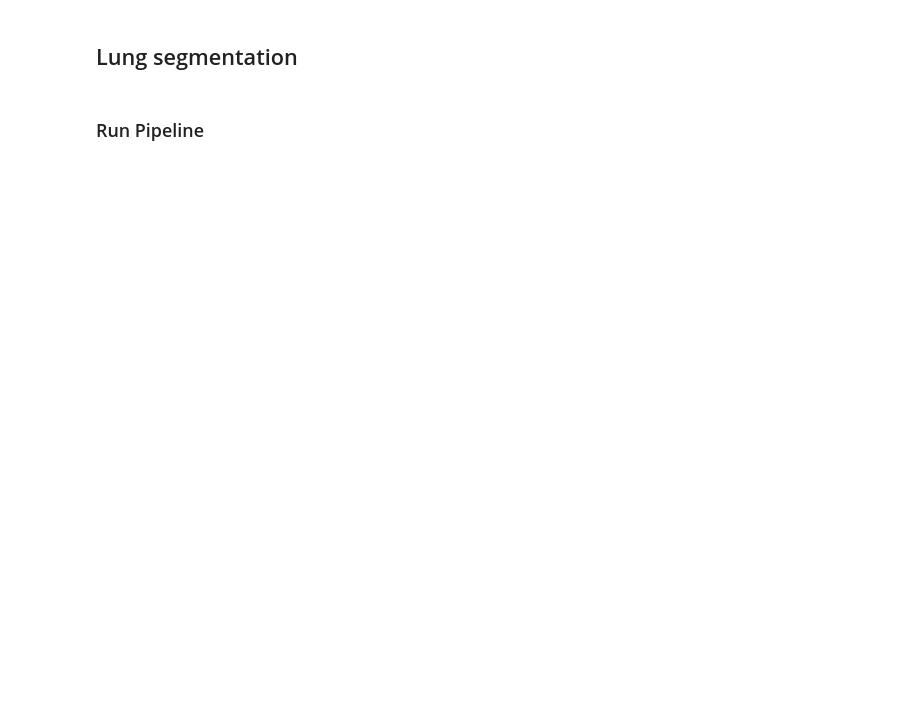
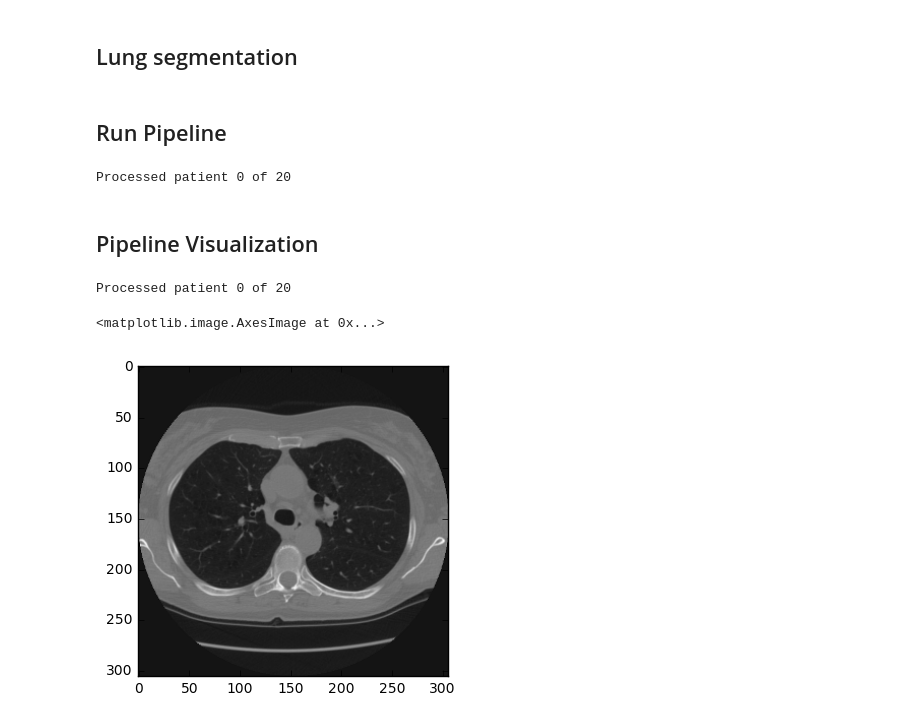
Before and after one commit to dearkafka/dsb, a Jupyter notebook: preprocess.ipynb, the cells around one changed output. Saved outputs shown, nothing was run; the diff lists cells and outputs as text; code cells hidden in the pictures; blank space fills up the shorter version.

```diff
--- a/preprocess.ipynb
+++ b/preprocess.ipynb
@@ -204,10 +229,28 @@ def save_preprocessed(patient, scan, masks):
 # %% [markdown]
-### Run Pipeline
+## Run Pipeline
 # %%
 gen = get_batches(patients)
 
 for patient in patients:
     scan, slices = next(gen)
     resampled = resample(slices, scan)
+    normalized = normalize(resampled)
+    centered = zero_center(normalized)
     masks = save_masks(resampled, patient)
-    save_preprocessed(patient, resampled, masks)
+    save_preprocessed(patient, centered, masks)
+# %% [output]
+Processed patient 0 of 20
+# %% [markdown]
+##  Pipeline Visualization
+# %%
+demo_gen = get_batches(patients)  # reset generator
+im_index = 100                    # choose a random slice from somewhere near the middle of the scan
+
+scan, slices = next(demo_gen)
+resampled = resample(slices, scan)
+
+plt.imshow(resampled[im_index], cmap=plt.cm.gray)
+# %% [output]
+Processed patient 0 of 20
+<matplotlib.image.AxesImage at 0x...>
+[figure, added]
```
Also changed, not shown: parts of 15 cells of this notebook.
